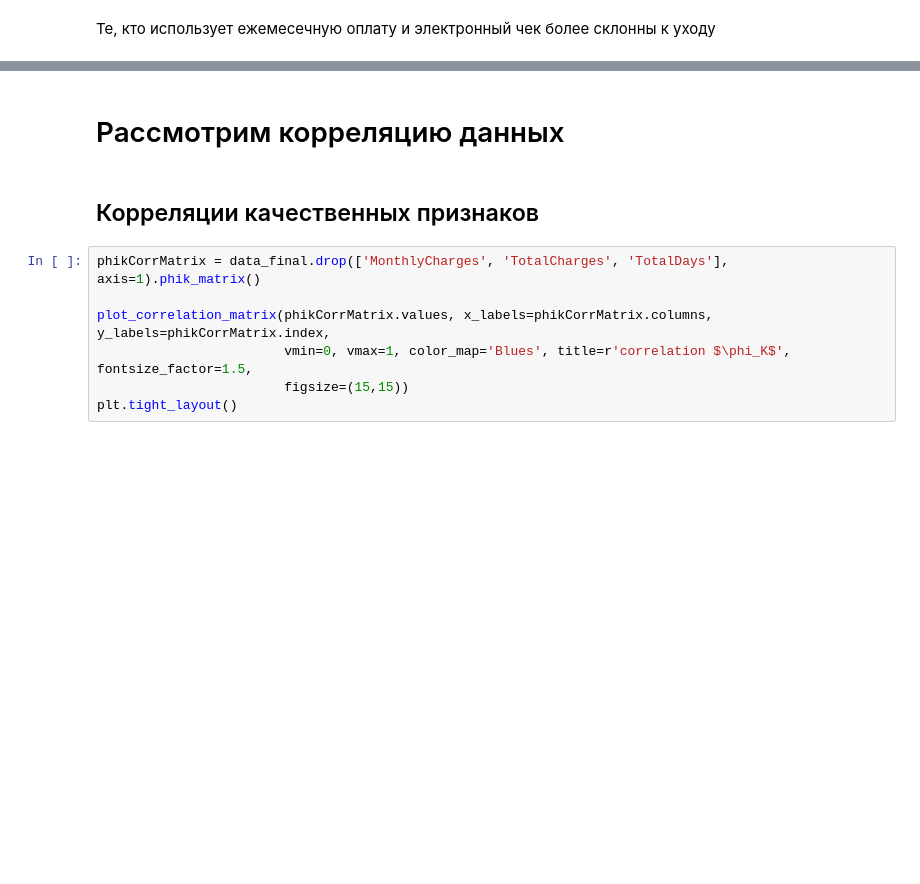
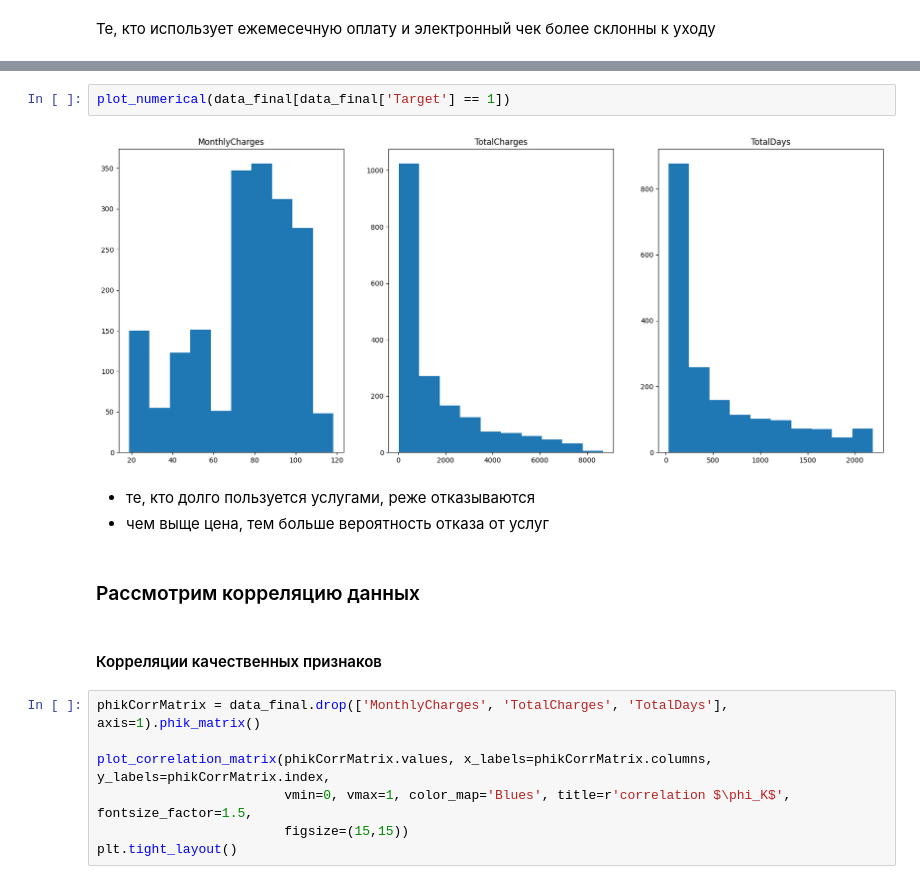
Before and after one commit to tooyoungforthis/lab_1, a Jupyter notebook: main.ipynb, the cells around one changed output, grey strips where cells are left out. Drawn from its saved outputs; the diff is of its cells as text; blank space fills up the shorter version.

```diff
--- a/main.ipynb
+++ b/main.ipynb
@@ -607,7 +643,14 @@ bar('PaymentMethod')
+# %%
+plot_numerical(data_final[data_final['Target'] == 1])
+# %% [output]
+[figure, added]
+# %% [markdown]
+- те, кто долго пользуется услугами, реже отказываются
+- чем выще цена, тем больше вероятность отказа от услуг
 # %% [markdown]
-# Рассмотрим корреляцию данных
+### Рассмотрим корреляцию данных
 # %% [markdown]
-## Корреляции качественных признаков
+#### Корреляции качественных признаков
 # %%
 phikCorrMatrix = data_final.drop(['MonthlyCharges', 'TotalCharges', 'TotalDays'], axis=1).phik_matrix()
 
```
Also changed, not shown: parts of 49 cells of this notebook.
